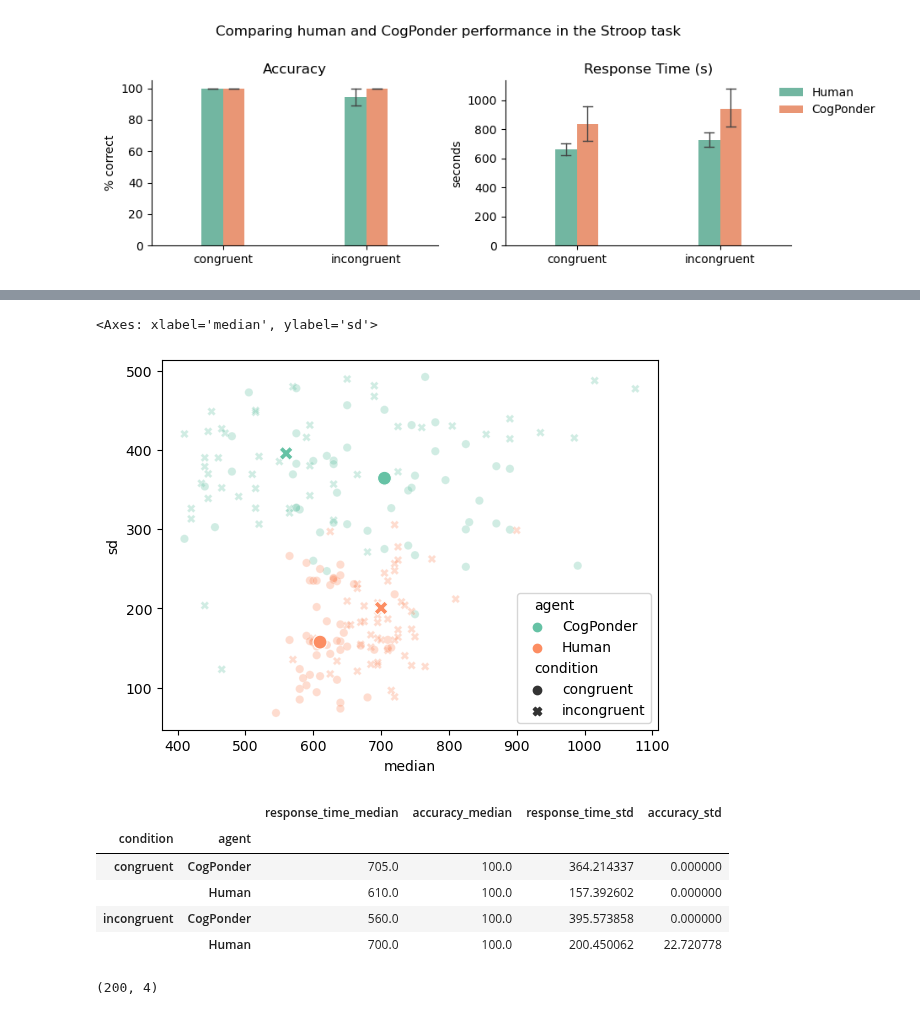
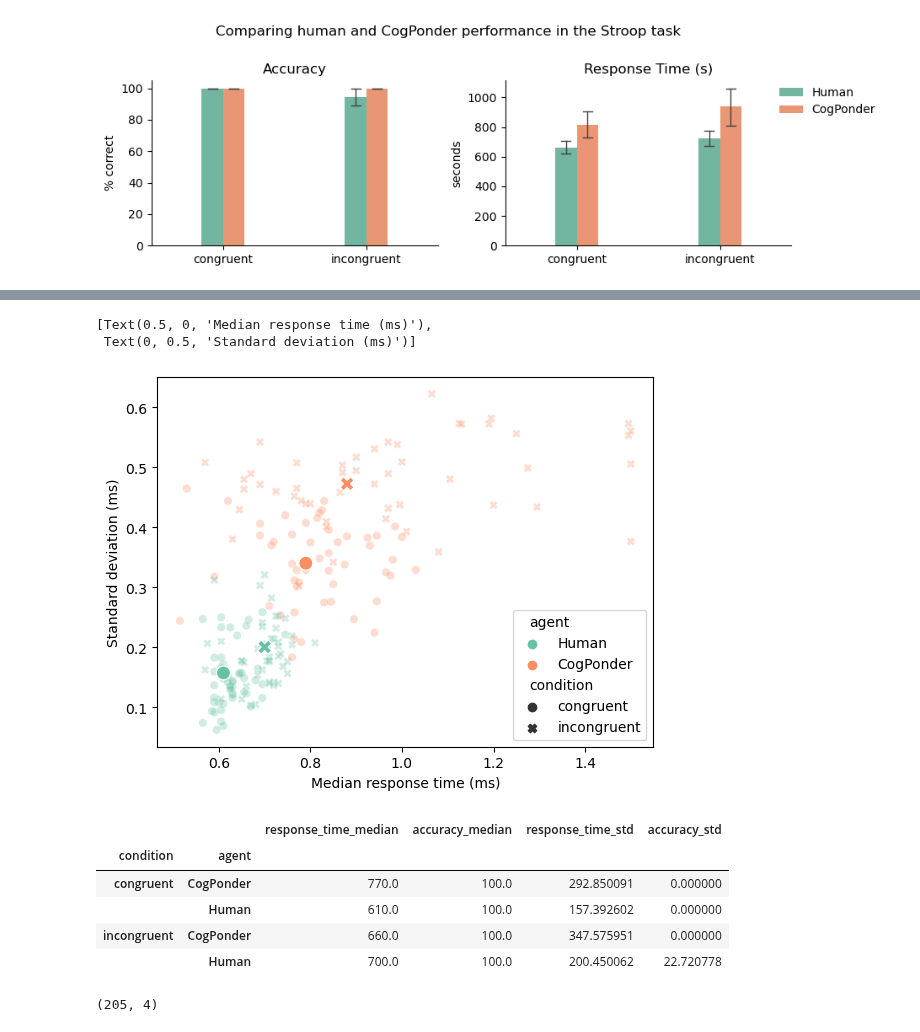
Before and after one commit to morteza/CogPonder, a Jupyter notebook: notebooks/figures/Figure3-Stroop.ipynb, the cells around one changed output, grey strips where cells are left out. Saved outputs shown, nothing was run; the diff lists cells and outputs as text; code cells hidden in the pictures.

```diff
--- a/notebooks/figures/Figure3-Stroop.ipynb
+++ b/notebooks/figures/Figure3-Stroop.ipynb
@@ -23,7 +23,7 @@ from tqdm import tqdm
 # %%
 # Load checkpoint and data
 
-ckpt_path = Path('models/checkpoints/stroop/cogponder_5subjects_2554epochs.ckpt')
+ckpt_path = Path('models/checkpoints/stroop/cogponder_5subjects_3000epochs.ckpt')
 model_ckpt = CogPonderModel.load_from_checkpoint(ckpt_path).to('cpu')
 
 print('loading data module... ', end='')
@@ -78,13 +69,8 @@ cogpo_stats = pd.DataFrame({
     'agent': 'CogPonder',
 })
 # %%
-
-
 stats = pd.concat([human_stats, cogpo_stats]).reset_index()
-
-# mean_accuracy = stats.groupby(['agent', 'condition'])['accuracy'].mean()
-# median_rt = stats.groupby(['agent', 'condition'])['response_time'].mean()
-# median_rt, mean_accuracy
+stats['response_time'] = stats['response_time'] / 1000
 
 plot_data = stats.melt(
     id_vars=['condition', 'agent'],
@@ -227,48 +206,54 @@ def boot_ci(x):
 
     res = []
     for _ in range(50):
         x_sample = x.sample(10)
         mean = x_sample.mean().item()
         medi = x_sample.median().item()
         sd = x_sample.std().item()
         res.append([mean, medi, sd])
     return res
     # return torchmetrics.functional.bootstrapped_ci(x, alpha=.05, num_samples=1000)
 
 plot_data = stats[['condition', 'agent', 'response_time', 'accuracy']]
-plot_data = plot_data.query('response_time < 1500')
+# plot_data = plot_data.query('response_time < 1500')
 xx = plot_data.groupby(['condition', 'agent'])['response_time'].apply(boot_ci).apply(pd.Series)
 xx = xx.reset_index().melt(id_vars=['condition', 'agent'])
 xx[['mean','median', 'sd']] = xx['value'].apply(pd.Series)
 
 sns.scatterplot(data=xx, x='median', y='sd', hue='agent', style='condition',
                 alpha=.3,
+                hue_order=['Human', 'CogPonder'],
                 palette='Set2')
 
 x = plot_data.groupby(['condition', 'agent']).apply('median')
 y = plot_data.groupby(['condition', 'agent']).apply('std')
 
 # sns.scatterplot(x=x.values, y=y, hue='condition', style='agent')
 xy = pd.merge(x, y, on=['condition', 'agent'], suffixes=('_median', '_std'))
 
-sns.scatterplot(data=xy, x='response_time_median', y='response_time_std', hue='agent', style='condition', legend=False, palette='Set2', alpha=1, s=100)
+sns.scatterplot(data=xy, x='response_time_median', y='response_time_std', hue='agent',
+                hue_order=['Human', 'CogPonder'],
+                style='condition', legend=False, palette='Set2', alpha=1, s=100)
+
+plt.gca().set(xlabel='Median response time (ms)', ylabel='Standard deviation (ms)')
 
 # sns.histplot(data=xx, x='mean', y='median', bins=50, pthresh=.1, cmap="mako")
 # sns.kdeplot(data=xx, x='mean', y='median', hue='condition', levels=2, linewidths=1)
 # %% [output]
-<Axes: xlabel='median', ylabel='sd'>
+[Text(0.5, 0, 'Median response time (ms)'),
+ Text(0, 0.5, 'Standard deviation (ms)')]
-[figure, old version]
+[figure, new version]
 # %%
 xy
 # %% [output]
 |  |  | response_time_median | accuracy_median | response_time_std | accuracy_std |
 | condition | agent |  |  |  |  |
-| congruent | CogPonder | 705.0 | 100.0 | 364.214337 | 0.000000 |
+| congruent | CogPonder | 770.0 | 100.0 | 292.850091 | 0.000000 |
 |  | Human | 610.0 | 100.0 | 157.392602 | 0.000000 |
-| incongruent | CogPonder | 560.0 | 100.0 | 395.573858 | 0.000000 |
+| incongruent | CogPonder | 660.0 | 100.0 | 347.575951 | 0.000000 |
 |  | Human | 700.0 | 100.0 | 200.450062 | 22.720778 |
 # %%
 # sns.scatterplot(data=plot_data, x='accuracy', y='response_time', hue='agent', style='condition', palette='Set2')
 plot_data.shape
 # %% [output]
-(200, 4)
+(205, 4)
```
Also changed, not shown: parts of 5 cells of this notebook, 14 other files.
